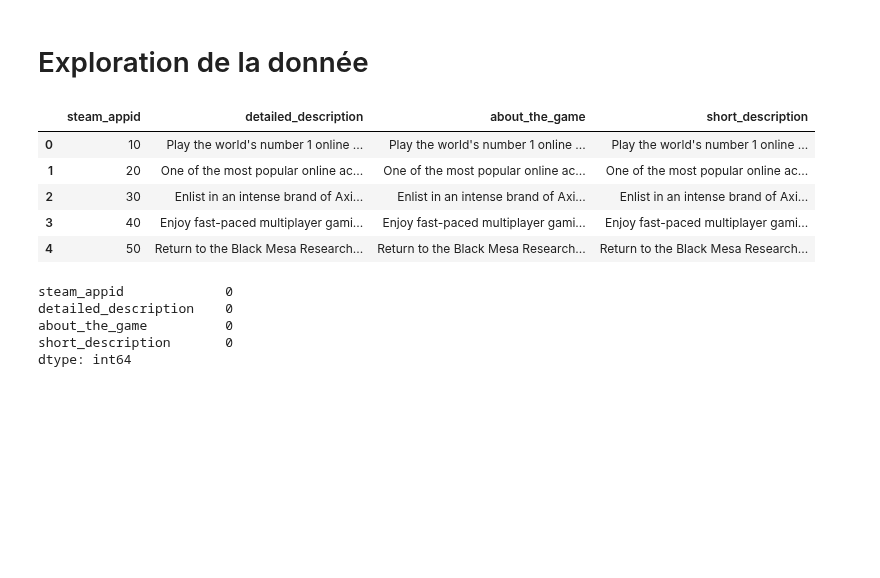
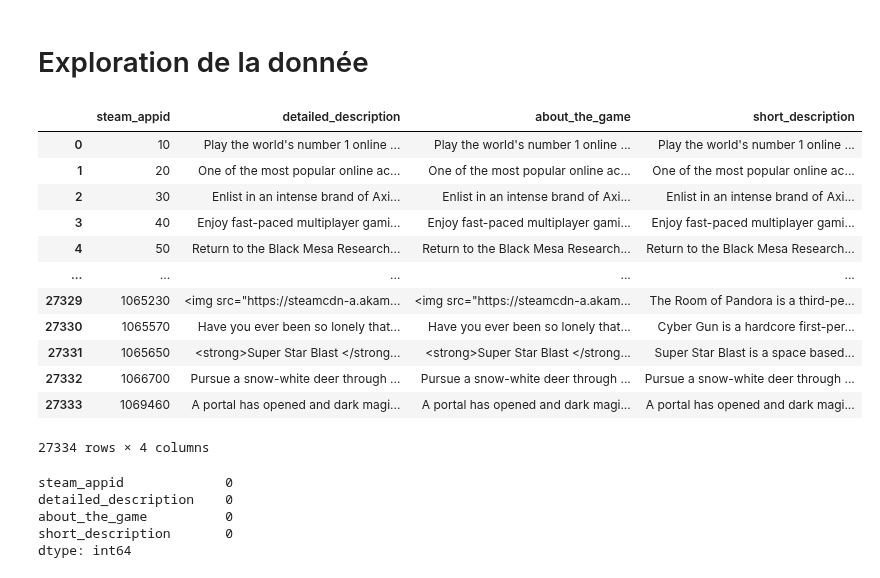
Before and after one commit to Rvanelven/steamator, a Jupyter notebook: notebooks/Nathan_#24_analyse_NLP_descriptions.ipynb, the cells around one changed output. Saved outputs shown, nothing was run; the diff lists cells and outputs as text; code cells hidden in the pictures; blank space fills up the shorter version.

```diff
--- a/notebooks/Nathan_#24_analyse_NLP_descriptions.ipynb
+++ b/notebooks/Nathan_#24_analyse_NLP_descriptions.ipynb
@@ -12,14 +12,21 @@ steam_description = pd.read_csv('../raw_data/steam_description_data.csv')
 # %% [markdown]
 # Exploration de la donnée
 # %%
-steam_description.head()
+steam_description
 # %% [output]
 |  | steam_appid | detailed_description | about_the_game | short_description |
 | 0 | 10 | Play the world's number 1 online ... | Play the world's number 1 online ... | Play the world's number 1 online ... |
 | 1 | 20 | One of the most popular online ac... | One of the most popular online ac... | One of the most popular online ac... |
 | 2 | 30 | Enlist in an intense brand of Axi... | Enlist in an intense brand of Axi... | Enlist in an intense brand of Axi... |
 | 3 | 40 | Enjoy fast-paced multiplayer gami... | Enjoy fast-paced multiplayer gami... | Enjoy fast-paced multiplayer gami... |
 | 4 | 50 | Return to the Black Mesa Research... | Return to the Black Mesa Research... | Return to the Black Mesa Research... |
+| ... | ... | ... | ... | ... |
+| 27329 | 1065230 | <img src="https://steamcdn-a.akam... | <img src="https://steamcdn-a.akam... | The Room of Pandora is a third-pe... |
+| 27330 | 1065570 | Have you ever been so lonely that... | Have you ever been so lonely that... | Cyber Gun is a hardcore first-per... |
+| 27331 | 1065650 | <strong>Super Star Blast </strong... | <strong>Super Star Blast </strong... | Super Star Blast is a space based... |
+| 27332 | 1066700 | Pursue a snow-white deer through ... | Pursue a snow-white deer through ... | Pursue a snow-white deer through ... |
+| 27333 | 1069460 | A portal has opened and dark magi... | A portal has opened and dark magi... | A portal has opened and dark magi... |
+27334 rows × 4 columns
 # %%
 # vérifier si données manquantes
 steam_description.isna().sum()
```
Also changed, not shown: parts of 2 cells of this notebook.
